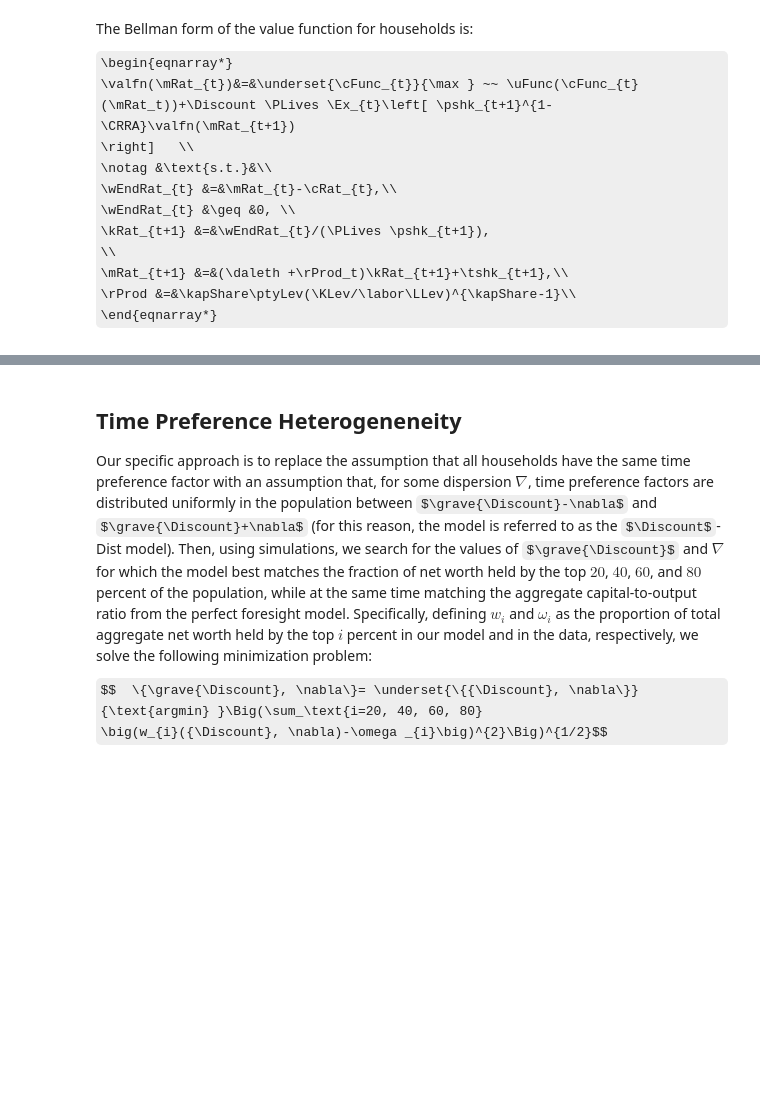
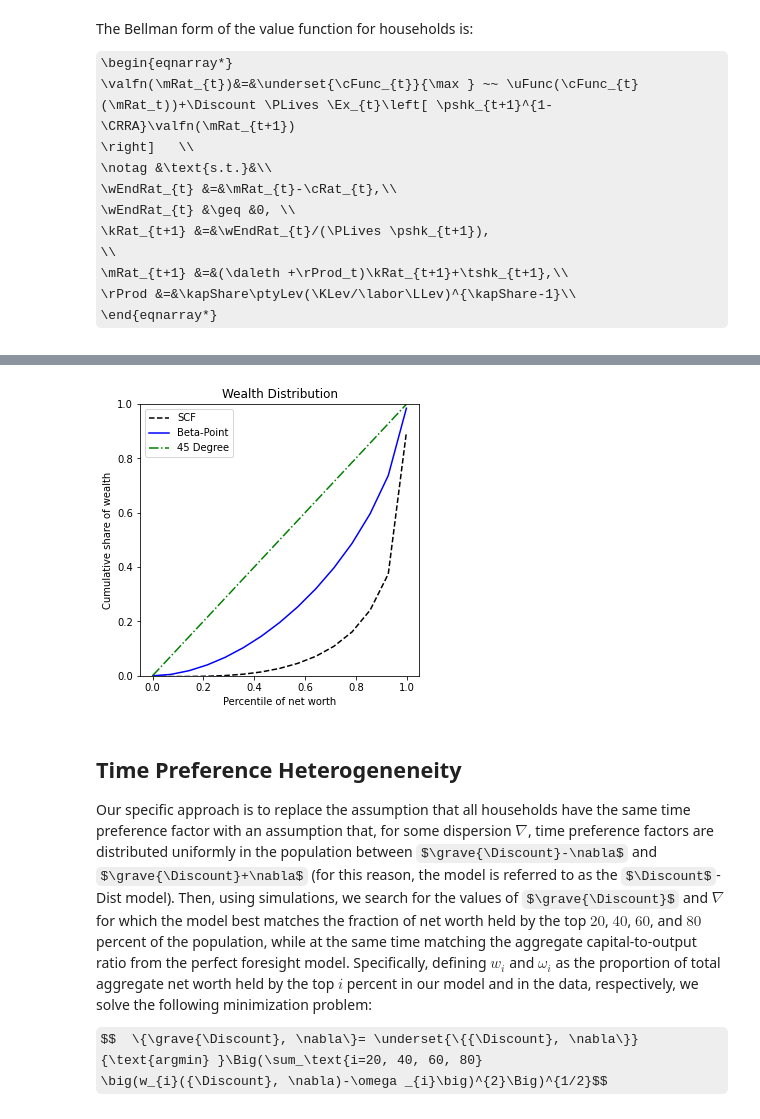
Before and after one commit to sbenthall/DistributionOfWealthMPC, a Jupyter notebook: cstwMPC.ipynb, the cells around one changed output, grey strips where cells are left out. Saved outputs shown, nothing was run; the diff lists cells and outputs as text; code cells hidden in the pictures; some formulas as TeX source; blank space fills up the shorter version.

Commit message:
reworking cstwMPC_MAIN code with PEP8 rules, HARK 0.11. Deactived some calc_stats; need to revisit

```diff
--- a/cstwMPC.ipynb
+++ b/cstwMPC.ipynb
@@ -151,30 +217,32 @@ ImportError: cannot import name 'approxMeanOneLognormal' from 'HARK.utilities' (
 # %%
 # Get some tools for plotting simulated vs actual wealth distributions
-from HARK.utilities import getLorenzShares, getPercentiles
+from HARK.utilities import get_lorenz_shares, get_percentiles
 
 # The cstwMPC model conveniently has data on the wealth distribution
 # from the U.S. Survey of Consumer Finances
-from HARK.cstwMPC.SetupParamsCSTW import SCF_wealth, SCF_weights
+from SetupParamsCSTW import SCF_wealth, SCF_weights
 
 # Construct the Lorenz curves and plot them
 
 pctiles = np.linspace(0.001,0.999,15)
-SCF_Lorenz_points = getLorenzShares(SCF_wealth,weights=SCF_weights,percentiles=pctiles)
+SCF_Lorenz_points = get_lorenz_shares(SCF_wealth,weights=SCF_weights,percentiles=pctiles)
 
-sim_wealth = EstimationEconomy.aLvlNow[0]
-sim_Lorenz_points = getLorenzShares(sim_wealth,percentiles=pctiles)
+sim_wealth = EstimationEconomy.reap_state['aLvl'][0]
+sim_Lorenz_points = get_lorenz_shares(sim_wealth,percentiles=pctiles)
 
 # Plot
 plt.figure(figsize=(5,5))
 plt.title('Wealth Distribution')
 plt.plot(pctiles,SCF_Lorenz_points,'--k',label='SCF')
 plt.plot(pctiles,sim_Lorenz_points,'-b',label='Beta-Point')
 plt.plot(pctiles,pctiles,'g-.',label='45 Degree')
 plt.xlabel('Percentile of net worth')
 plt.ylabel('Cumulative share of wealth')
 plt.legend(loc=2)
 plt.ylim([0,1])
 plt.show('wealth_distribution_1')
+# %% [output]
+[figure, added]
 # %% [markdown]
 ## Time Preference Heterogeneneity
 
```
Also changed, not shown: parts of 3 cells of this notebook, 2 other files.
